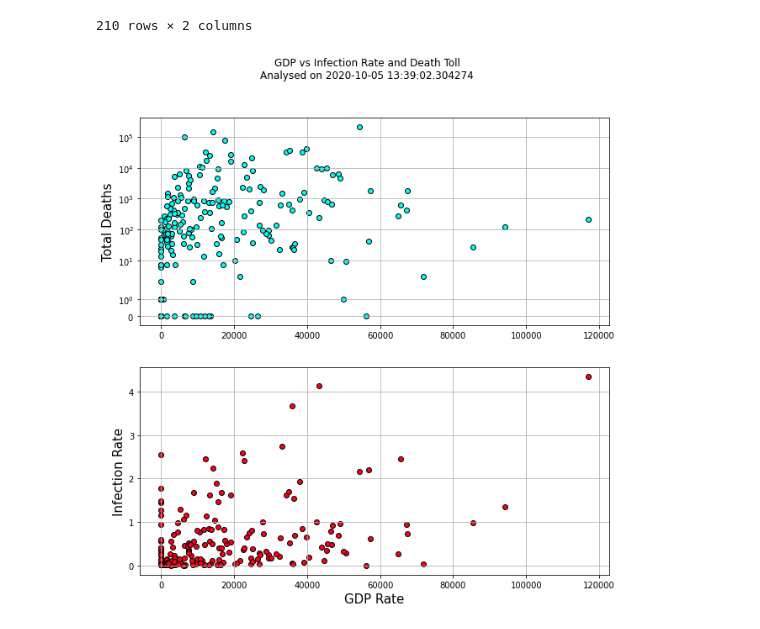
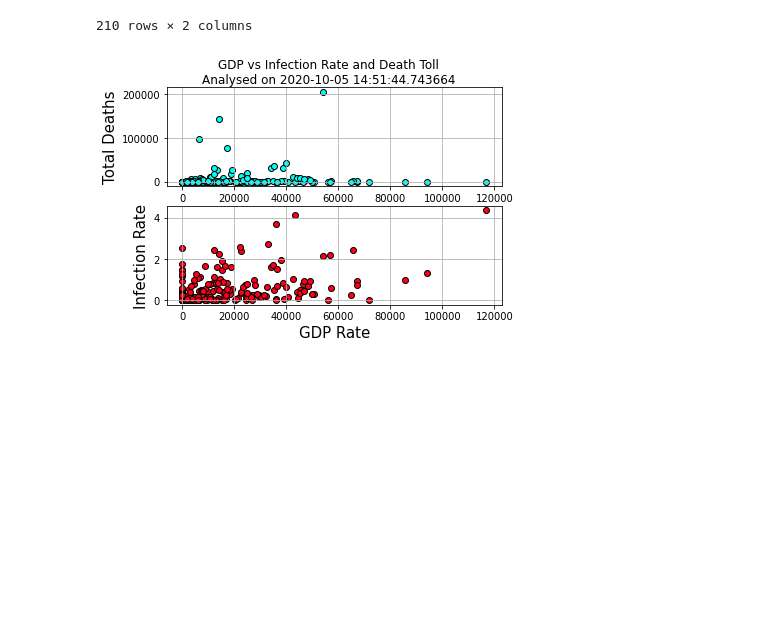
Before and after one commit to skumble27/COVID-19-Causation, a Jupyter notebook: sumukh_kumble/skprojectDraft4.ipynb, the cells around one changed output. Drawn from its saved outputs; the diff is of its cells as text; code cells hidden in the pictures; blank space fills up the shorter version.

```diff
--- a/sumukh_kumble/skprojectDraft4.ipynb
+++ b/sumukh_kumble/skprojectDraft4.ipynb
@@ -515,33 +530,33 @@ country_infection_rate
 gdp_death_rate = raw_covid_19_data[['location','gdp_per_capita','total_deaths']]
 
 
 
 # Dropping International and World From the DataFrame
 gdp_death_rate = gdp_death_rate[
     (gdp_death_rate['location']!='World')&
     (gdp_death_rate['location']!='International')]
 
 # Dropping Duplicate Rows
 gdp_death_rate = gdp_death_rate.drop_duplicates('location',keep='last').reset_index(drop=True)
 
 # Plotting Two Subplots
 x_gdp = gdp_death_rate['gdp_per_capita']
 y_td = gdp_death_rate['total_deaths']
 y_inf_rate = country_infection_rate['Infection Rate']
 
 fig2, ax2 = plt.subplots(2)
 fig2.suptitle(f'GDP vs Infection Rate and Death Toll\nAnalysed on {current_time}')
 plt.xlabel('GDP Rate', fontsize=15)
-fig2.set_size_inches(10,10)
+
 ax2[0].scatter(x_gdp, y_td, edgecolor='black', c='#00fff7')
 ax2[0].set_ylabel('Total Deaths',fontsize=15)
-ax2[0].set_yscale("symlog")
+
 ax2[1].scatter(x_gdp, y_inf_rate, edgecolor='black', c='#ff0019')
 ax2[1].set_ylabel('Infection Rate',fontsize=15)
 
 fig1.tight_layout()
 ax2[0].grid(True)
 ax2[1].grid(True)
 plt.show()
 # %% [output]
-[figure, old version]
+[figure, new version]
```
Also changed, not shown: parts of 3 cells of this notebook, 2 other files.
